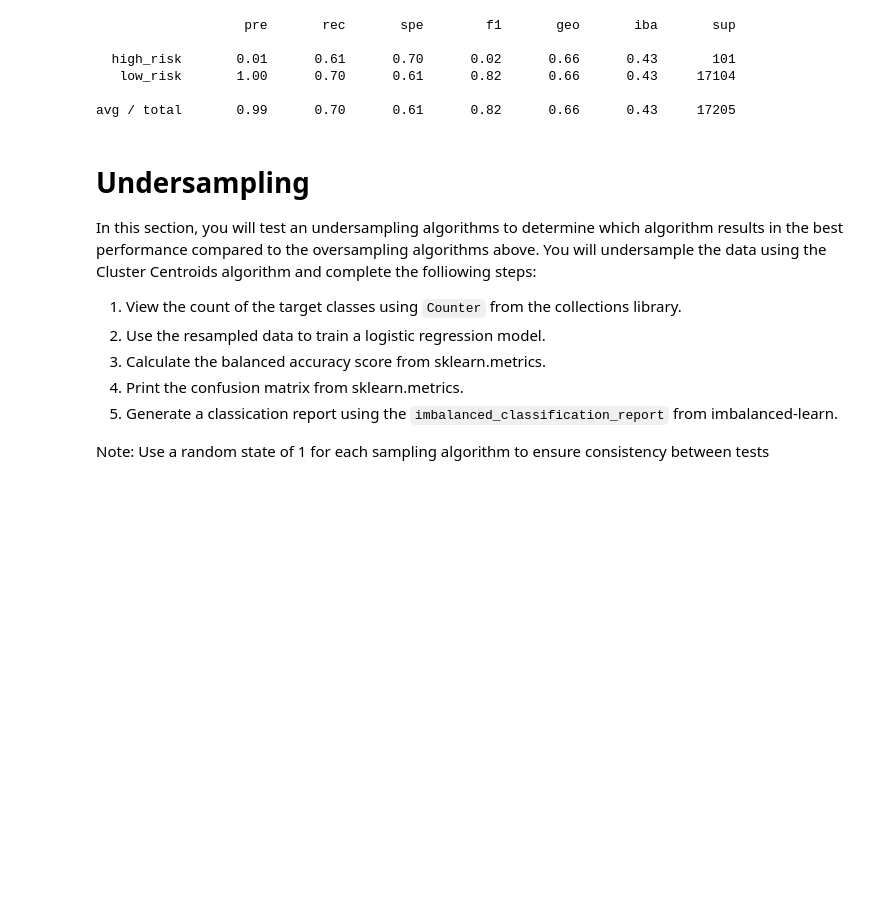
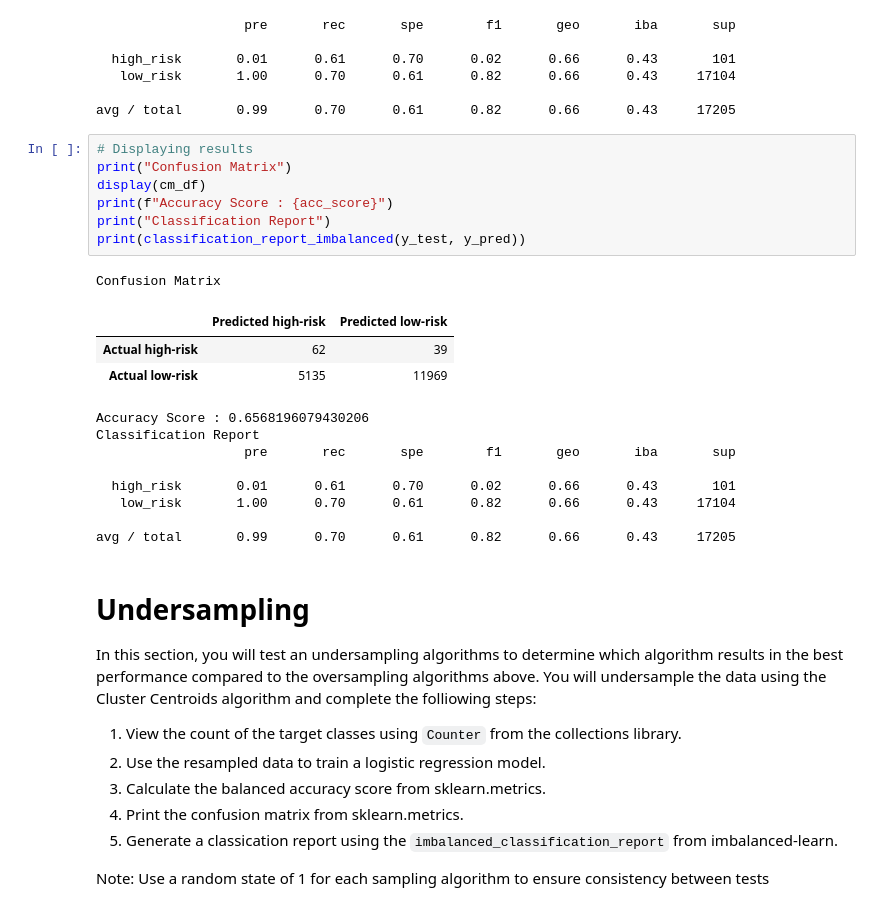
Before and after one commit to ChristineKitchens/Credit_Risk_Analysis, a Jupyter notebook: credit_risk_resampling.ipynb, the cells around one changed output. Drawn from its saved outputs; the diff is of its cells as text; blank space fills up the shorter version.

```diff
--- a/credit_risk_resampling.ipynb
+++ b/credit_risk_resampling.ipynb
@@ -222,6 +262,26 @@ print(classification_report_imbalanced(y_test, y_pred))
    low_risk       1.00      0.70      0.61      0.82      0.66      0.43     17104
 
 avg / total       0.99      0.70      0.61      0.82      0.66      0.43     17205
+# %%
+# Displaying results
+print("Confusion Matrix")
+display(cm_df)
+print(f"Accuracy Score : {acc_score}")
+print("Classification Report")
+print(classification_report_imbalanced(y_test, y_pred))
+# %% [output]
+Confusion Matrix
+|  | Predicted high-risk | Predicted low-risk |
+| Actual high-risk | 62 | 39 |
+| Actual low-risk | 5135 | 11969 |
+Accuracy Score : 0.6568196079430206
+Classification Report
+                   pre       rec       spe        f1       geo       iba       sup
+
+  high_risk       0.01      0.61      0.70      0.02      0.66      0.43       101
+   low_risk       1.00      0.70      0.61      0.82      0.66      0.43     17104
+
+avg / total       0.99      0.70      0.61      0.82      0.66      0.43     17205
 # %% [markdown]
 # Undersampling
 
```
Also changed, not shown: parts of 17 cells of this notebook, 4 other files.
